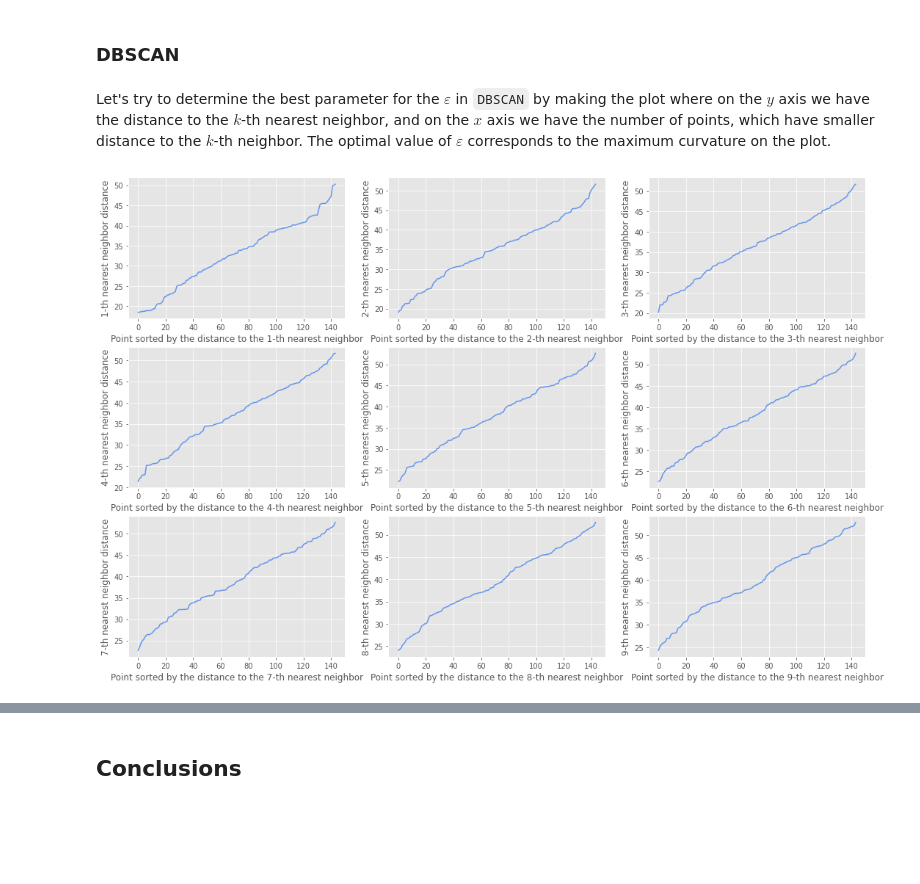
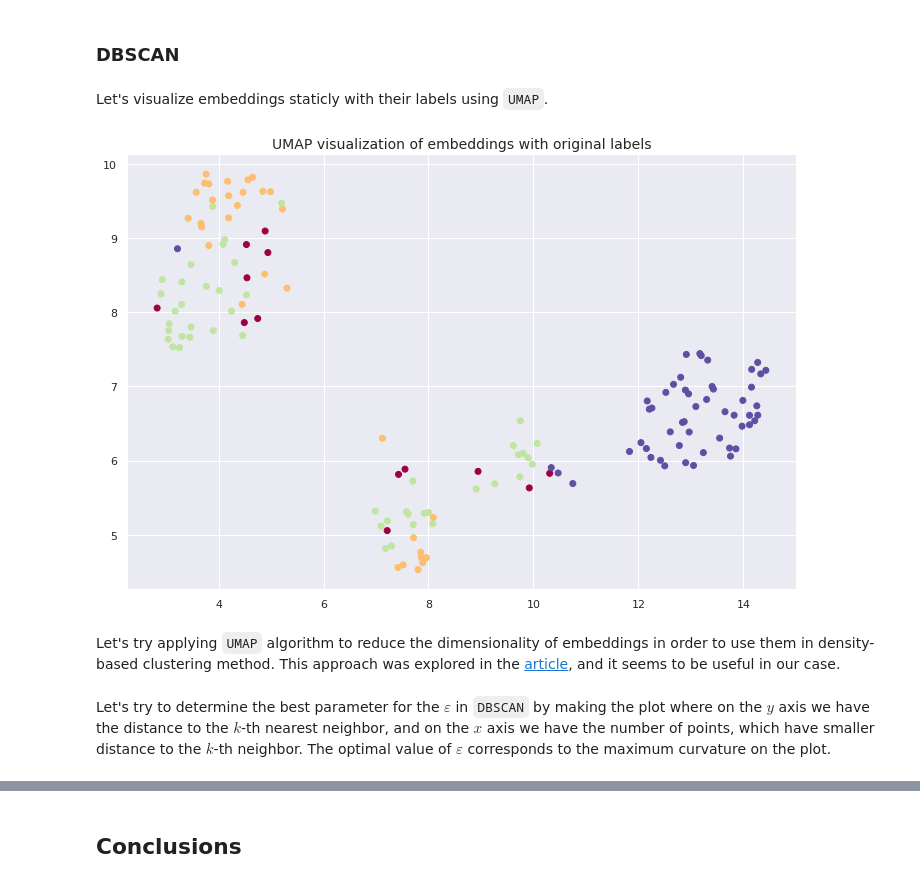
Before and after one commit to LukashevichIlya/DL-in-NLP, a Jupyter notebook: project_polysemy_BERT.ipynb, the cells around one changed output, grey strips where cells are left out. Cells and saved outputs as stored; diff of their text form; code cells hidden in the pictures; blank space fills up the shorter version.

Commit message:
added UMAP preprocessing before DBSCAN and selection of eps parameter for DBSCAN

```diff
--- a/project_polysemy_BERT.ipynb
+++ b/project_polysemy_BERT.ipynb
@@ -506,2 +520,17 @@ AMI: 0.426
 # %% [markdown]
 ### DBSCAN
+# %% [markdown]
+Let's visualize embeddings staticly with their labels using `UMAP`.
+# %%
+from sklearn.cluster import DBSCAN
+import seaborn as sns
+sns.set(rc={'figure.figsize':(12,8)})
+# %%
+emb_umap = umap.UMAP(random_state=8).fit_transform(emb_bts[bounds_bts[27]:bounds_bts[28]])
+plt.title("UMAP visualization of embeddings with original labels", fontsize=14)
+plt.scatter(emb_umap[:, 0], emb_umap[:, 1], c=gsi_bts[bounds_bts[27]:bounds_bts[28]], cmap='Spectral')
+plt.show()
+# %% [output]
+[figure, added]
+# %% [markdown]
+Let's try applying `UMAP` algorithm to reduce the dimensionality of embeddings in order to use them in density-based clustering method. This approach was explored in the [article](https://umap-learn.readthedocs.io/en/latest/clustering.html), and it seems to be useful in our case.
@@ -527,7 +562,3 @@ from sklearn.neighbors import NearestNeighbors
         plt.plot(distances, color='cornflowerblue')
 
     plt.show()
-# %%
-experiment_k_and_eps(emb_bts, bounds_bts, word_index=27)
-# %% [output]
-[figure, removed]
```
Also changed, not shown: parts of 22 cells of this notebook.
